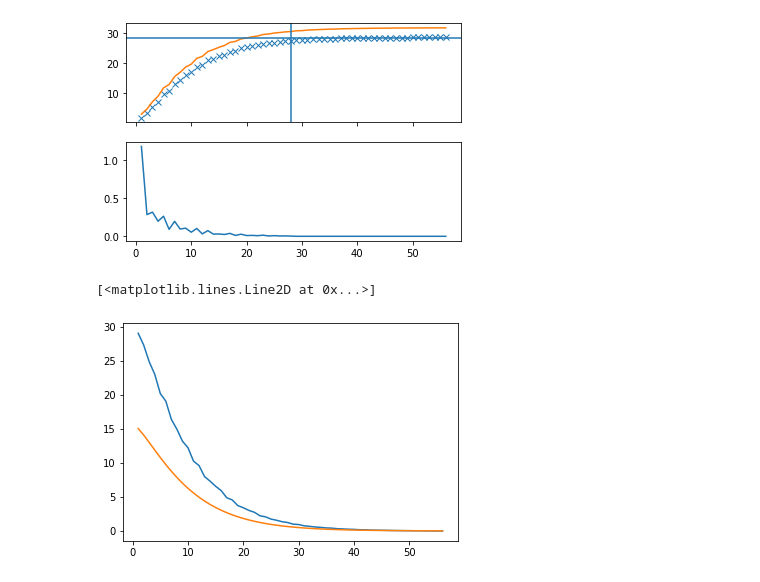
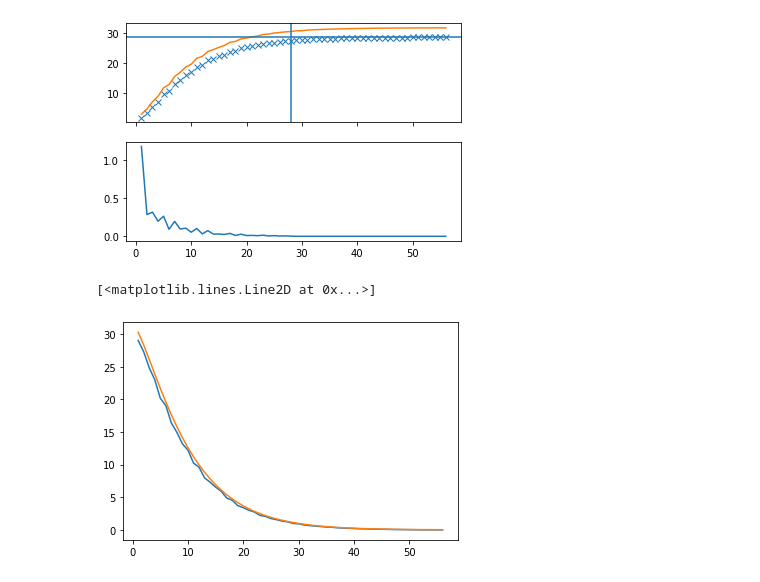
Before and after one commit to shadden/encounter_map_and_instability_timescale, a Jupyter notebook: notebooks/new_eps_crit_method.ipynb, the cells around one changed output. Drawn from its saved outputs; the diff is of its cells as text; code cells hidden in the pictures.

```diff
--- a/notebooks/new_eps_crit_method.ipynb
+++ b/notebooks/new_eps_crit_method.ipynb
@@ -43,7 +44,9 @@ def fn(cmap,ksum_max = None):
 # %%
 fig,ax = plt.subplots(2,1,sharex=True)
+
 partial_sums,estimate = fn(cmap,2 * cmap.kmax)
 kvals = np.arange(1,2*cmap.kmax + 1)
+ck_fn = lambda k: np.exp(-k * cmap.lambda_const) * cmap.A_const / k
 partials_approx = 2*np.sqrt(2 * ck_fn(kvals) / np.pi) * np.vectorize(totient)(kvals)
 
 ax[0].plot(kvals,np.cumsum(partial_sums),'x')
@@ -60,8 +61,8 @@ del polylog_approx
 # %%
 remainder=np.sum(partials_approx)-np.cumsum(partials_approx)
 plt.plot(kvals,remainder)
-r_approx = remainder_approx(kvals,cmap.lambda_const)
+r_approx = 12 * np.sqrt(2 * cmap.A_const / np.pi**5 ) * remainder_approx(kvals,cmap.lambda_const)
 plt.plot(kvals,r_approx)
 # %% [output]
 [<matplotlib.lines.Line2D at 0x...>]
-[figure, old version]
+[figure, new version]
```
Also changed, not shown: parts of 8 cells of this notebook, 4 other files.
